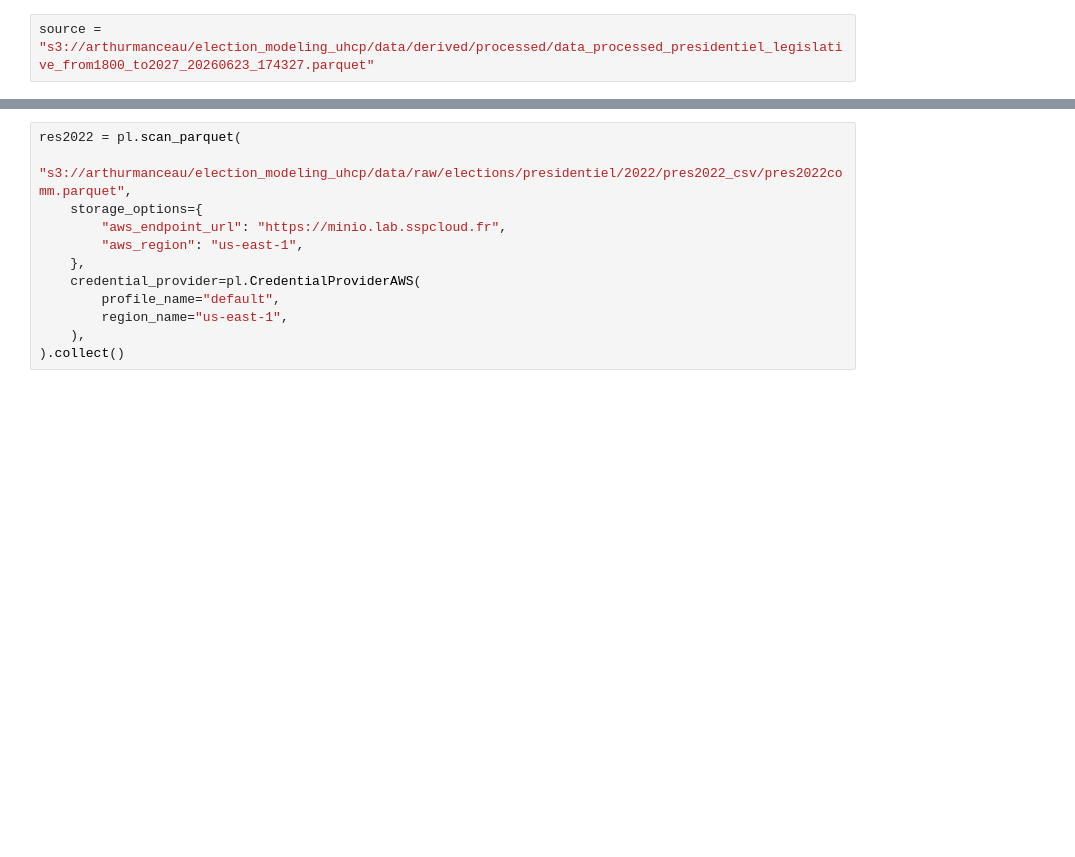
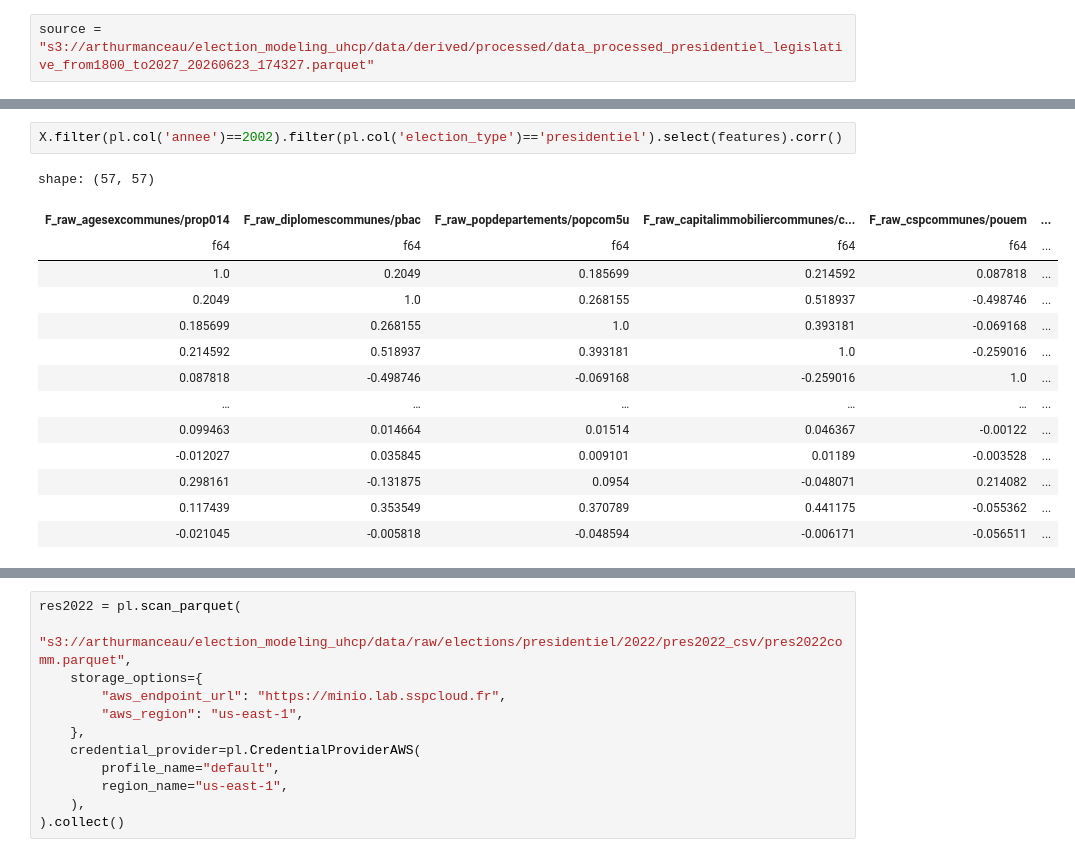
Before and after one commit to artmanceau/electera, a Jupyter notebook: notebooks/experiments/data_check.ipynb, the cells around one changed output, grey strips where cells are left out. Saved outputs shown, nothing was run; the diff lists cells and outputs as text; blank space fills up the shorter version.

```diff
--- a/notebooks/experiments/data_check.ipynb
+++ b/notebooks/experiments/data_check.ipynb
@@ -19,0 +89,17 @@ data = pl.scan_parquet(
+# %%
+X.filter(pl.col('annee')==2002).filter(pl.col('election_type')=='presidentiel').select(features).corr()
+# %% [output]
+shape: (57, 57)
+| F_raw_agesexcommunes/prop014 | F_raw_diplomescommunes/pbac | F_raw_popdepartements/popcom5u | F_raw_capitalimmobiliercommunes/c... | F_raw_cspcommunes/pouem | ... |
+| f64 | f64 | f64 | f64 | f64 | ... |
+| 1.0 | 0.2049 | 0.185699 | 0.214592 | 0.087818 | ... |
+| 0.2049 | 1.0 | 0.268155 | 0.518937 | -0.498746 | ... |
+| 0.185699 | 0.268155 | 1.0 | 0.393181 | -0.069168 | ... |
+| 0.214592 | 0.518937 | 0.393181 | 1.0 | -0.259016 | ... |
+| 0.087818 | -0.498746 | -0.069168 | -0.259016 | 1.0 | ... |
+| … | … | … | … | … | ... |
+| 0.099463 | 0.014664 | 0.01514 | 0.046367 | -0.00122 | ... |
+| -0.012027 | 0.035845 | 0.009101 | 0.01189 | -0.003528 | ... |
+| 0.298161 | -0.131875 | 0.0954 | -0.048071 | 0.214082 | ... |
+| 0.117439 | 0.353549 | 0.370789 | 0.441175 | -0.055362 | ... |
+| -0.021045 | -0.005818 | -0.048594 | -0.006171 | -0.056511 | ... |
```
Also changed, not shown: parts of 3 cells of this notebook, 9 other files.
